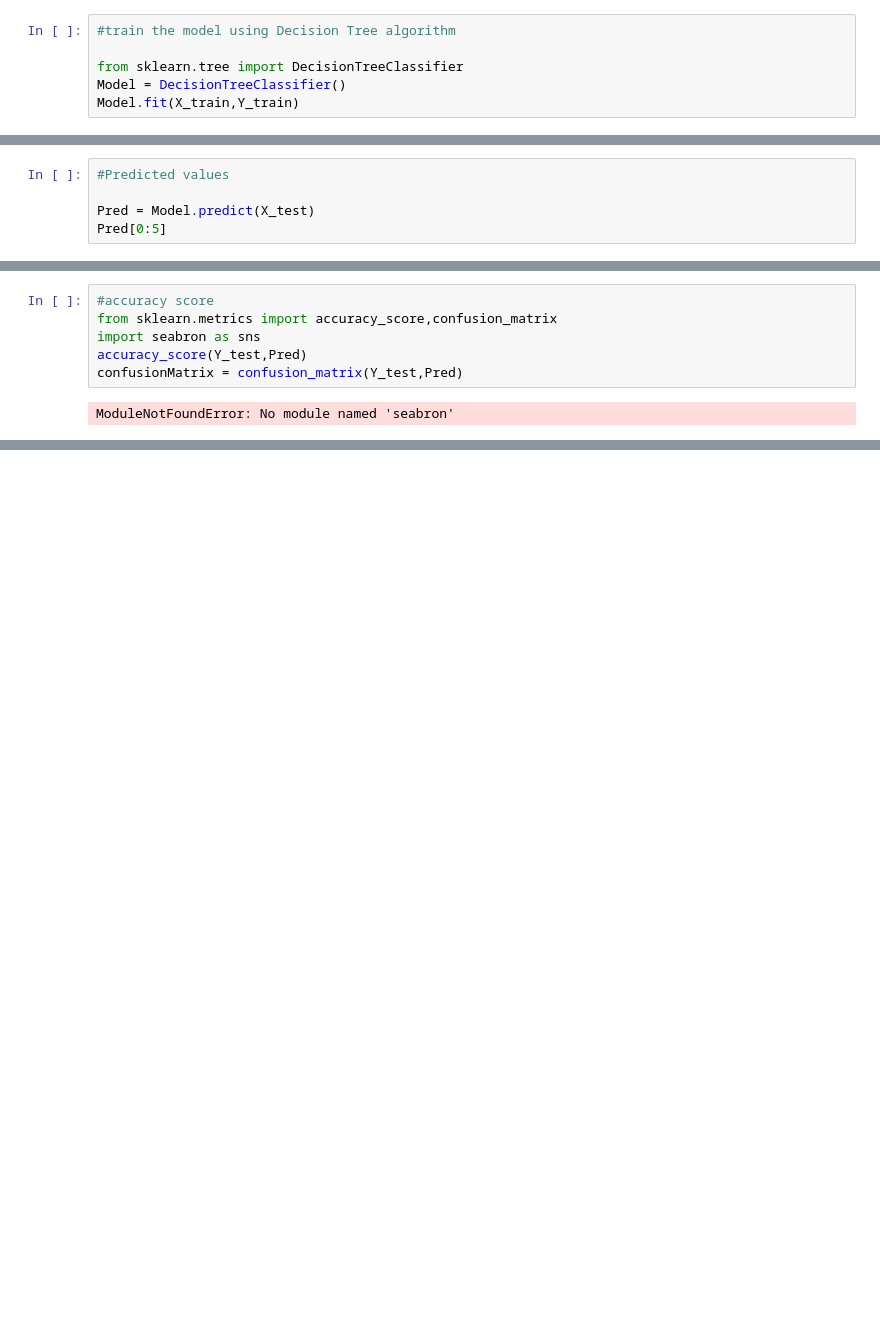
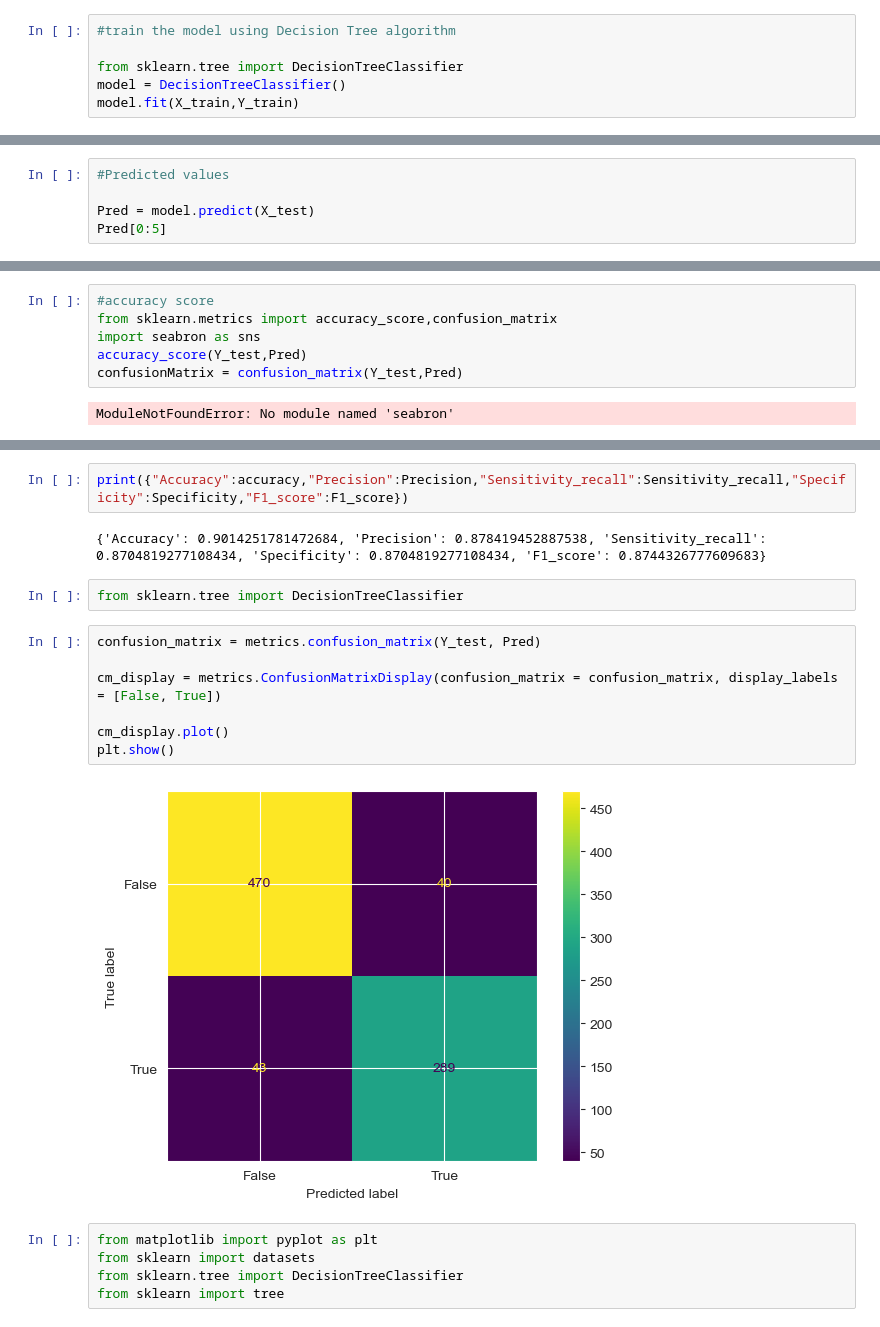
Before and after one commit to Dilini-457/ML-CW, a Jupyter notebook: spambase/ML CW-Decision tree.ipynb, the cells around one changed output, grey strips where cells are left out. Drawn from its saved outputs; the diff is of its cells as text; blank space fills up the shorter version.

Commit message:
add accuracy

```diff
--- a/spambase/ML CW-Decision tree.ipynb
+++ b/spambase/ML CW-Decision tree.ipynb
@@ -188,13 +188,13 @@ X_test.shape
 #train the model using Decision Tree algorithm
 
 from sklearn.tree import DecisionTreeClassifier
-Model = DecisionTreeClassifier()
-Model.fit(X_train,Y_train)
+model = DecisionTreeClassifier()
+model.fit(X_train,Y_train)
 # %% [output]
 DecisionTreeClassifier()
 # %%
 #Predicted values
 
-Pred = Model.predict(X_test)
+Pred = model.predict(X_test)
 Pred[0:5]
 # %% [output]
@@ -220,0 +228,20 @@ ModuleNotFoundError: No module named 'seabron'
+# %%
+print({"Accuracy":accuracy,"Precision":Precision,"Sensitivity_recall":Sensitivity_recall,"Specificity":Specificity,"F1_score":F1_score})
+# %% [output]
+{'Accuracy': 0.9014251781472684, 'Precision': 0.878419452887538, 'Sensitivity_recall': 0.8704819277108434, 'Specificity': 0.8704819277108434, 'F1_score': 0.8744326777609683}
+# %%
+from sklearn.tree import DecisionTreeClassifier
+# %%
+confusion_matrix = metrics.confusion_matrix(Y_test, Pred)
+
+cm_display = metrics.ConfusionMatrixDisplay(confusion_matrix = confusion_matrix, display_labels = [False, True])
+
+cm_display.plot()
+plt.show()
+# %% [output]
+[figure, added]
+# %%
+from matplotlib import pyplot as plt
+from sklearn import datasets
+from sklearn.tree import DecisionTreeClassifier
+from sklearn import tree
```
Also changed, not shown: parts of 5 cells of this notebook.
